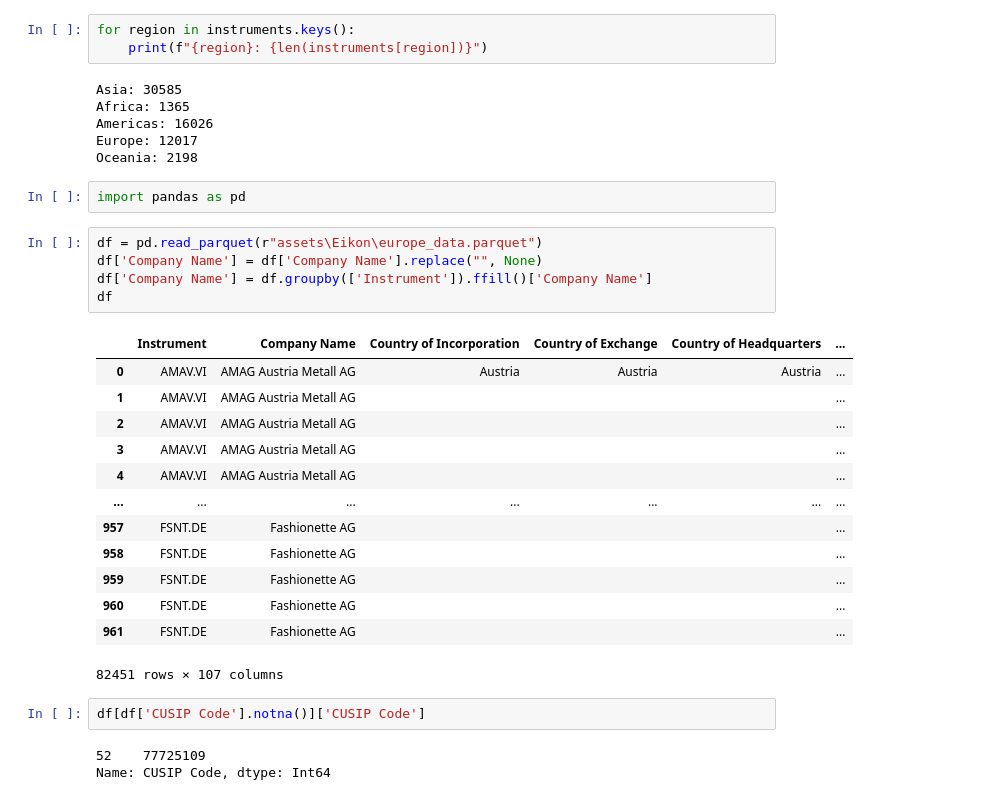
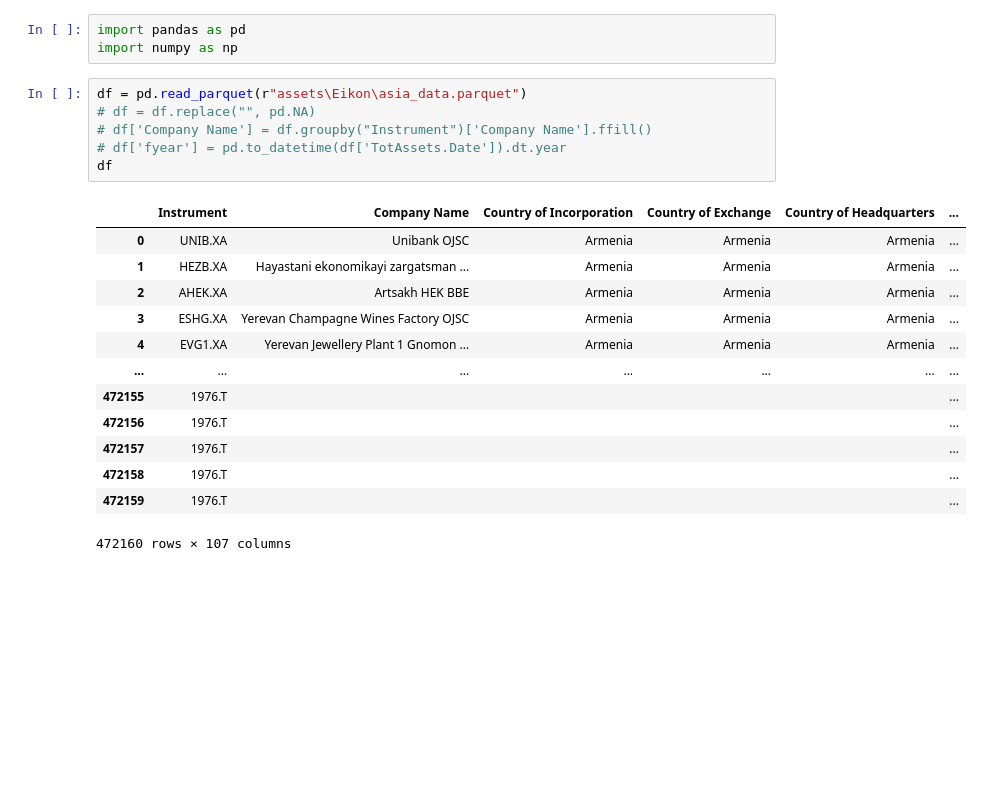
Before and after one commit to syalabi-seet/DataMining, a Jupyter notebook: test.ipynb, the cells around one changed output. Saved outputs shown, nothing was run; the diff lists cells and outputs as text; blank space fills up the shorter version.

Commit message:
downloaded 25 years

```diff
--- a/test.ipynb
+++ b/test.ipynb
@@ -26,35 +15,23 @@ instruments
-# %%
-for region in instruments.keys():
-    print(f"{region}: {len(instruments[region])}")
-# %% [output]
-Asia: 30585
-Africa: 1365
-Americas: 16026
-Europe: 12017
-Oceania: 2198
 # %%
 import pandas as pd
+import numpy as np
 # %%
-df = pd.read_parquet(r"assets\Eikon\europe_data.parquet")
-df['Company Name'] = df['Company Name'].replace("", None)
-df['Company Name'] = df.groupby(['Instrument']).ffill()['Company Name']
+df = pd.read_parquet(r"assets\Eikon\asia_data.parquet")
+# df = df.replace("", pd.NA)
+# df['Company Name'] = df.groupby("Instrument")['Company Name'].ffill()
+# df['fyear'] = pd.to_datetime(df['TotAssets.Date']).dt.year
 df
 # %% [output]
 |  | Instrument | Company Name | Country of Incorporation | Country of Exchange | Country of Headquarters | ... |
-| 0 | AMAV.VI | AMAG Austria Metall AG | Austria | Austria | Austria | ... |
-| 1 | AMAV.VI | AMAG Austria Metall AG |  |  |  | ... |
-| 2 | AMAV.VI | AMAG Austria Metall AG |  |  |  | ... |
-| 3 | AMAV.VI | AMAG Austria Metall AG |  |  |  | ... |
-| 4 | AMAV.VI | AMAG Austria Metall AG |  |  |  | ... |
+| 0 | UNIB.XA | Unibank OJSC | Armenia | Armenia | Armenia | ... |
+| 1 | HEZB.XA | Hayastani ekonomikayi zargatsman ... | Armenia | Armenia | Armenia | ... |
+| 2 | AHEK.XA | Artsakh HEK BBE | Armenia | Armenia | Armenia | ... |
+| 3 | ESHG.XA | Yerevan Champagne Wines Factory OJSC | Armenia | Armenia | Armenia | ... |
+| 4 | EVG1.XA | Yerevan Jewellery Plant 1 Gnomon ... | Armenia | Armenia | Armenia | ... |
 | ... | ... | ... | ... | ... | ... | ... |
-| 957 | FSNT.DE | Fashionette AG |  |  |  | ... |
-| 958 | FSNT.DE | Fashionette AG |  |  |  | ... |
-| 959 | FSNT.DE | Fashionette AG |  |  |  | ... |
-| 960 | FSNT.DE | Fashionette AG |  |  |  | ... |
-| 961 | FSNT.DE | Fashionette AG |  |  |  | ... |
+| 472155 | 1976.T |  |  |  |  | ... |
+| 472156 | 1976.T |  |  |  |  | ... |
+| 472157 | 1976.T |  |  |  |  | ... |
+| 472158 | 1976.T |  |  |  |  | ... |
+| 472159 | 1976.T |  |  |  |  | ... |
-82451 rows × 107 columns
+472160 rows × 107 columns
-# %%
-df[df['CUSIP Code'].notna()]['CUSIP Code']
-# %% [output]
-52    77725109
-Name: CUSIP Code, dtype: Int64
```
Also changed, not shown: parts of 6 cells of this notebook, 2 other files.
